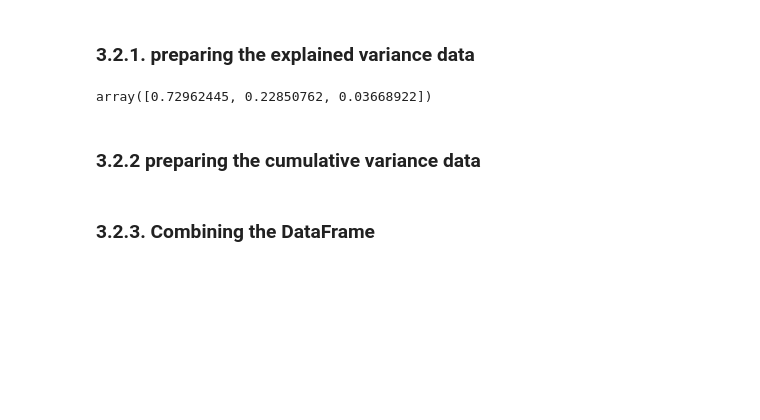
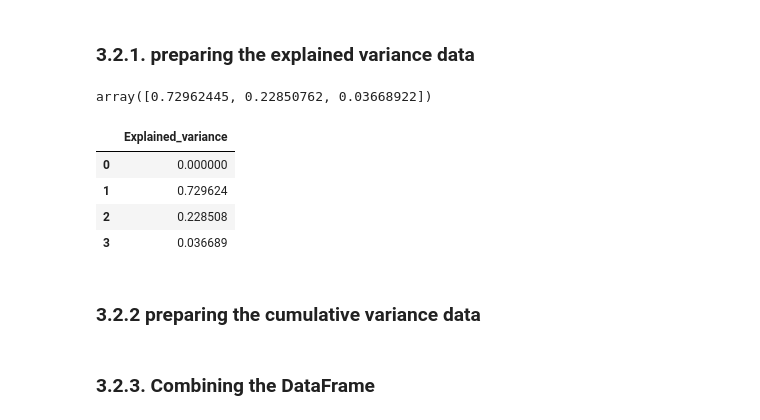
Before and after one commit to RoihansLab/Machine-Learning-Projects, a Jupyter notebook: 08_Principal_Component_Analysis_(PCA)_for_Handling_High_Dimensional_Data/Principal_Component_Analysis_(PCA)_for_Handling_High_Dimensional_Data.ipynb, the cells around one changed output. Saved outputs shown, nothing was run; the diff lists cells and outputs as text; code cells hidden in the pictures; blank space fills up the shorter version.

```diff
--- a/08_Principal_Component_Analysis_(PCA)_for_Handling_High_Dimensional_Data/Principal_Component_Analysis_(PCA)_for_Handling_High_Dimensional_Data.ipynb
+++ b/08_Principal_Component_Analysis_(PCA)_for_Handling_High_Dimensional_Data/Principal_Component_Analysis_(PCA)_for_Handling_High_Dimensional_Data.ipynb
@@ -160,6 +160,14 @@ explained_variance
 array([0.72962445, 0.22850762, 0.03668922])
 # %%
 explained_variance = np.insert(explained_variance, 0, 0)
+explained_variance_df = pd.DataFrame(explained_variance, columns=['Explained_variance'])
+explained_variance_df
+# %% [output]
+|  | Explained_variance |
+| 0 | 0.000000 |
+| 1 | 0.729624 |
+| 2 | 0.228508 |
+| 3 | 0.036689 |
 # %% [markdown]
 ### 3.2.2 preparing the cumulative variance data
 # %%
```
Also changed, not shown: parts of 1 cell of this notebook.
